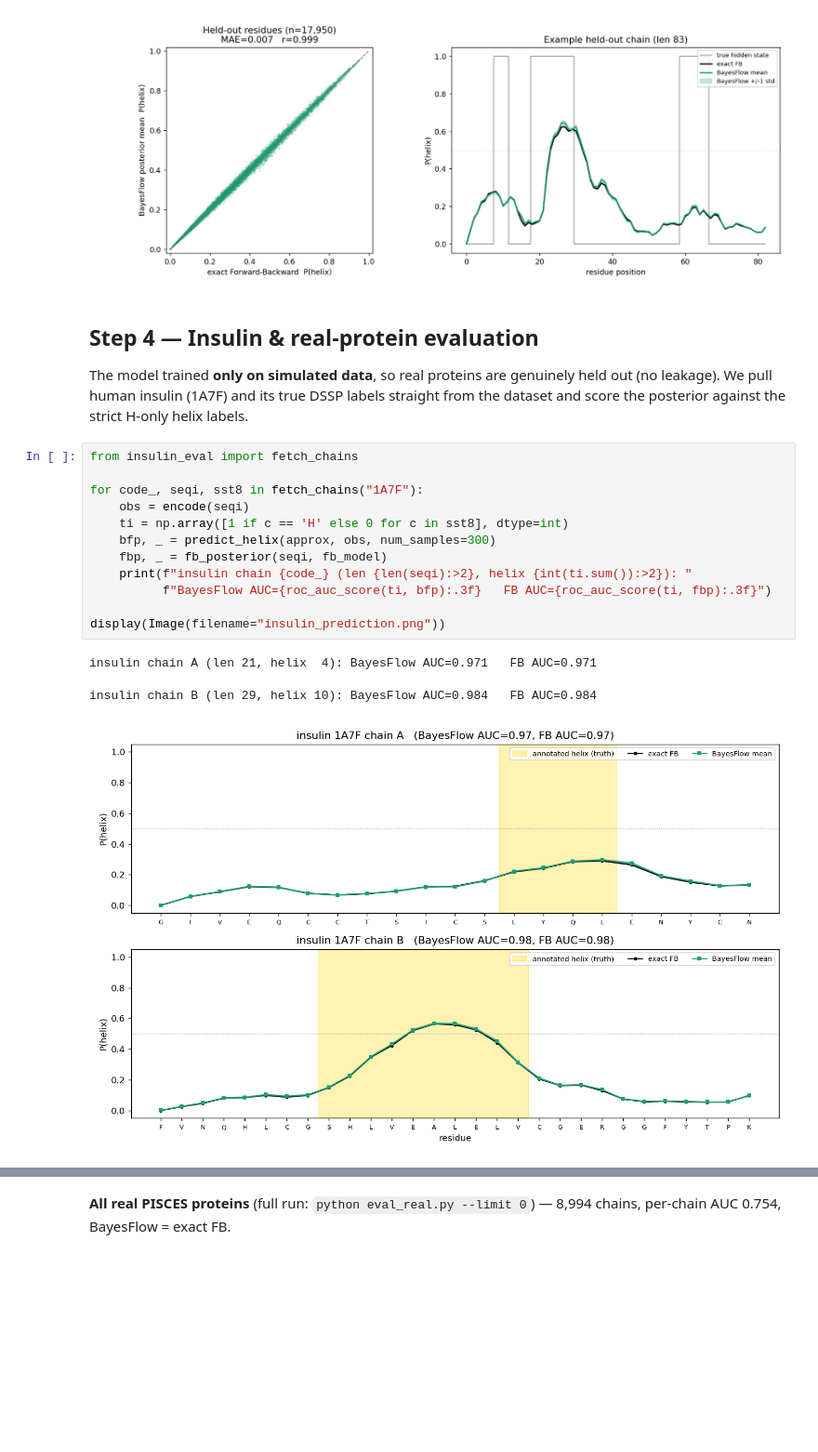
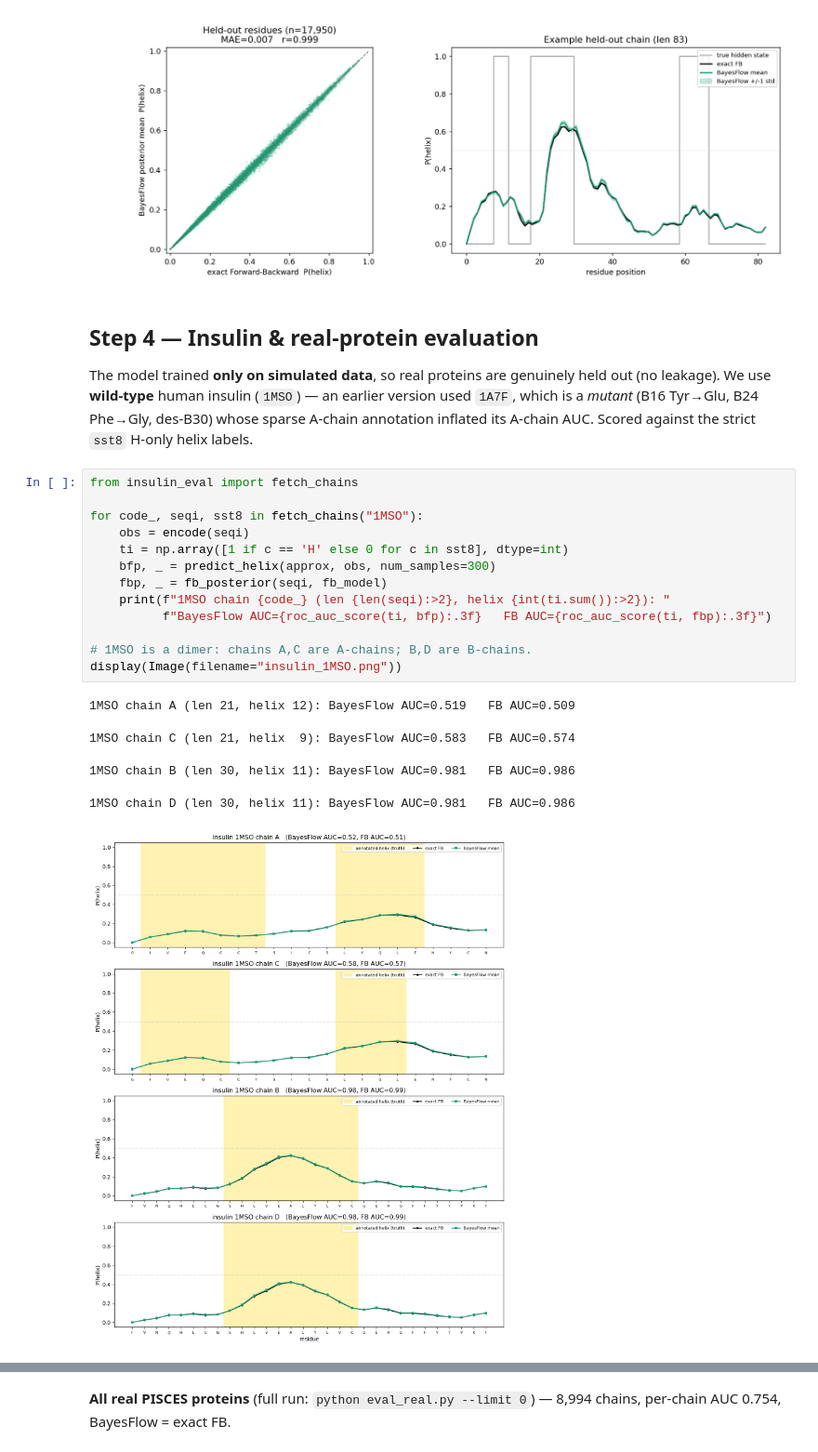
Before and after one commit to Munish0303/SBI---Protein-Based-Inference, a Jupyter notebook: SBI_pipeline.ipynb, the cells around one changed output, grey strips where cells are left out. Shown at 93% size. Drawn from its saved outputs; the diff is of its cells as text; blank space fills up the shorter version.

```diff
--- a/SBI_pipeline.ipynb
+++ b/SBI_pipeline.ipynb
@@ -200,21 +200,25 @@ display(Image(filename="validation_figure.png"))
 ## Step 4 — Insulin & real-protein evaluation
 
 The model trained **only on simulated data**, so real proteins are genuinely held out (no leakage).
-We pull human insulin (1A7F) and its true DSSP labels straight from the dataset and score the
-posterior against the strict H-only helix labels.
+We use **wild-type** human insulin (`1MSO`) — an earlier version used `1A7F`, which is a *mutant*
+(B16 Tyr→Glu, B24 Phe→Gly, des-B30) whose sparse A-chain annotation inflated its A-chain AUC.
+Scored against the strict `sst8` H-only helix labels.
 # %%
 from insulin_eval import fetch_chains
 
-for code_, seqi, sst8 in fetch_chains("1A7F"):
+for code_, seqi, sst8 in fetch_chains("1MSO"):
     obs = encode(seqi)
     ti = np.array([1 if c == 'H' else 0 for c in sst8], dtype=int)
     bfp, _ = predict_helix(approx, obs, num_samples=300)
     fbp, _ = fb_posterior(seqi, fb_model)
-    print(f"insulin chain {code_} (len {len(seqi):>2}, helix {int(ti.sum()):>2}): "
+    print(f"1MSO chain {code_} (len {len(seqi):>2}, helix {int(ti.sum()):>2}): "
           f"BayesFlow AUC={roc_auc_score(ti, bfp):.3f}   FB AUC={roc_auc_score(ti, fbp):.3f}")
 
-display(Image(filename="insulin_prediction.png"))
+# 1MSO is a dimer: chains A,C are A-chains; B,D are B-chains.
+display(Image(filename="insulin_1MSO.png"))
 # %% [output]
-insulin chain A (len 21, helix  4): BayesFlow AUC=0.971   FB AUC=0.971
+1MSO chain A (len 21, helix 12): BayesFlow AUC=0.519   FB AUC=0.509
-insulin chain B (len 29, helix 10): BayesFlow AUC=0.984   FB AUC=0.984
+1MSO chain C (len 21, helix  9): BayesFlow AUC=0.583   FB AUC=0.574
+1MSO chain B (len 30, helix 11): BayesFlow AUC=0.981   FB AUC=0.986
+1MSO chain D (len 30, helix 11): BayesFlow AUC=0.981   FB AUC=0.986
-[figure, old version]
+[figure, new version]
```
Also changed, not shown: parts of 7 cells of this notebook, 21 other files.
